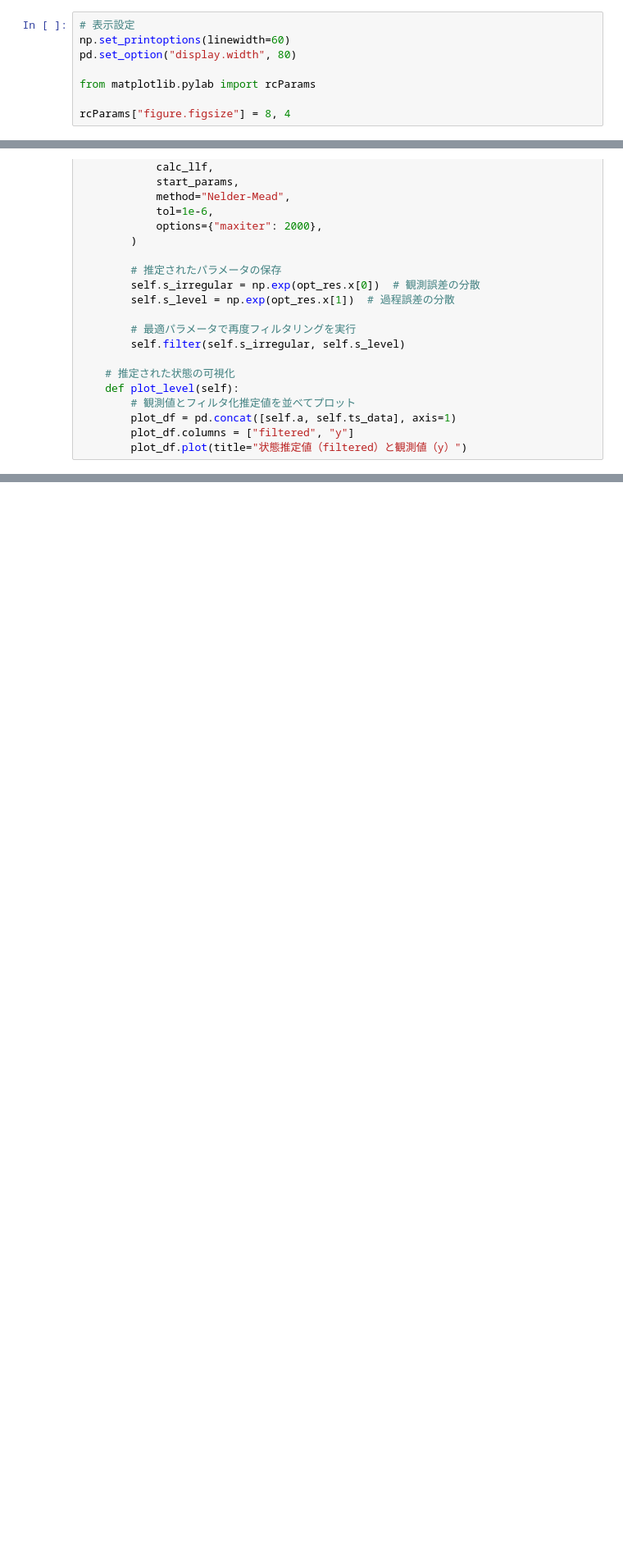
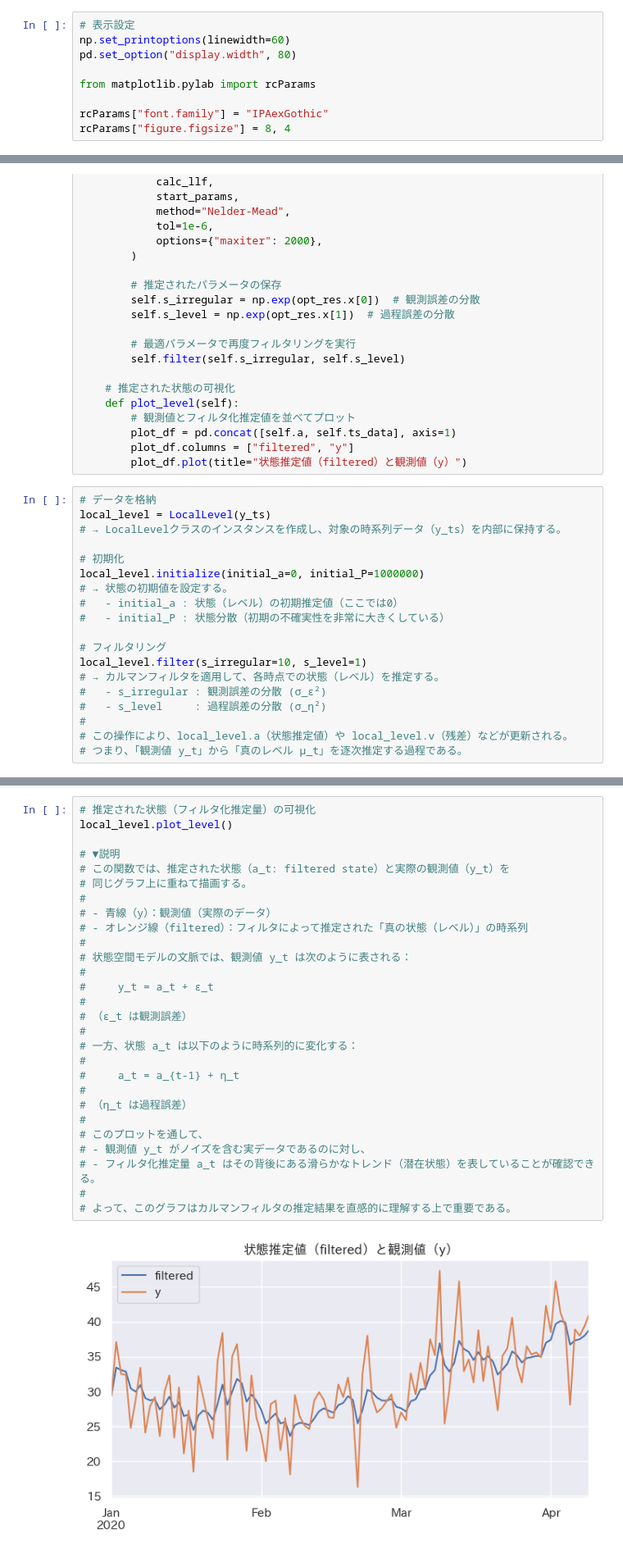
Before and after one commit to maton369/Python_Time_Series_Intro, a Jupyter notebook: 5-3-ローカルレベルモデルの実装.ipynb, the cells around one changed output, grey strips where cells are left out. Shown at 82% size. Drawn from its saved outputs; the diff is of its cells as text; blank space fills up the shorter version.

```diff
--- a/5-3-ローカルレベルモデルの実装.ipynb
+++ b/5-3-ローカルレベルモデルの実装.ipynb
@@ -21,6 +21,7 @@ pd.set_option("display.width", 80)
 
 from matplotlib.pylab import rcParams
 
+rcParams["font.family"] = "IPAexGothic"
 rcParams["figure.figsize"] = 8, 4
 # %%
 # 乱数の種
@@ -149,3 +150,22 @@ class LocalLevel:
         plot_df = pd.concat([self.a, self.ts_data], axis=1)
         plot_df.columns = ["filtered", "y"]
         plot_df.plot(title="状態推定値（filtered）と観測値（y）")
+# %%
+# データを格納
+local_level = LocalLevel(y_ts)
+# → LocalLevelクラスのインスタンスを作成し、対象の時系列データ（y_ts）を内部に保持する。
+
+# 初期化
+local_level.initialize(initial_a=0, initial_P=1000000)
+# → 状態の初期値を設定する。
+#   - initial_a : 状態（レベル）の初期推定値（ここでは0）
+#   - initial_P : 状態分散（初期の不確実性を非常に大きくしている）
+
+# フィルタリング
+local_level.filter(s_irregular=10, s_level=1)
+# → カルマンフィルタを適用して、各時点での状態（レベル）を推定する。
+#   - s_irregular : 観測誤差の分散 (σ_ε²)
+#   - s_level     : 過程誤差の分散 (σ_η²)
+#
+# この操作により、local_level.a（状態推定値）や local_level.v（残差）などが更新される。
+# つまり、「観測値 y_t」から「真のレベル μ_t」を逐次推定する過程である。
@@ -151,0 +289,30 @@ class LocalLevel:
+# %%
+# 推定された状態（フィルタ化推定量）の可視化
+local_level.plot_level()
+
+# ▼説明
+# この関数では、推定された状態（a_t: filtered state）と実際の観測値（y_t）を
+# 同じグラフ上に重ねて描画する。
+#
+# - 青線（y）：観測値（実際のデータ）
+# - オレンジ線（filtered）：フィルタによって推定された「真の状態（レベル）」の時系列
+#
+# 状態空間モデルの文脈では、観測値 y_t は次のように表される：
+#
+#     y_t = a_t + ε_t
+#
+# （ε_t は観測誤差）
+#
+# 一方、状態 a_t は以下のように時系列的に変化する：
+#
+#     a_t = a_{t-1} + η_t
+#
+# （η_t は過程誤差）
+#
+# このプロットを通して、
+# - 観測値 y_t がノイズを含む実データであるのに対し、
+# - フィルタ化推定量 a_t はその背後にある滑らかなトレンド（潜在状態）を表していることが確認できる。
+#
+# よって、このグラフはカルマンフィルタの推定結果を直感的に理解する上で重要である。
+# %% [output]
+[figure, added]
```
Also changed, not shown: parts of 5 cells of this notebook.
